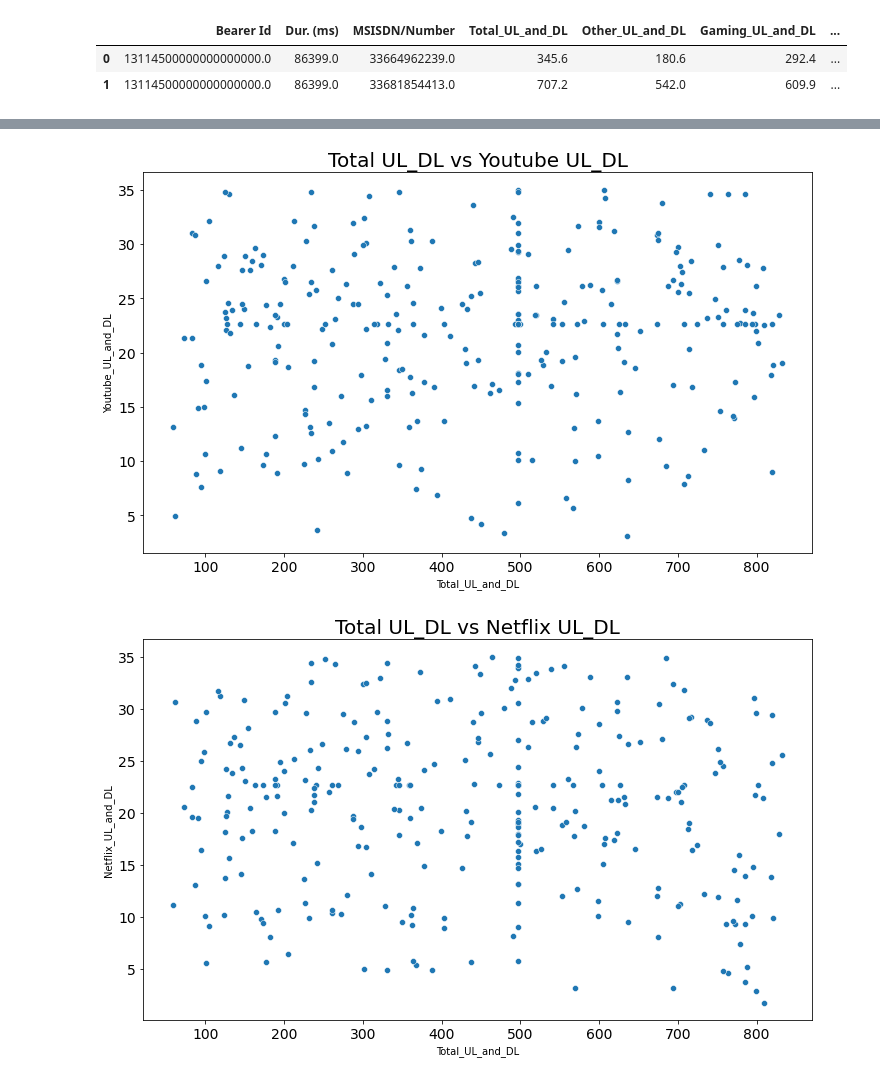
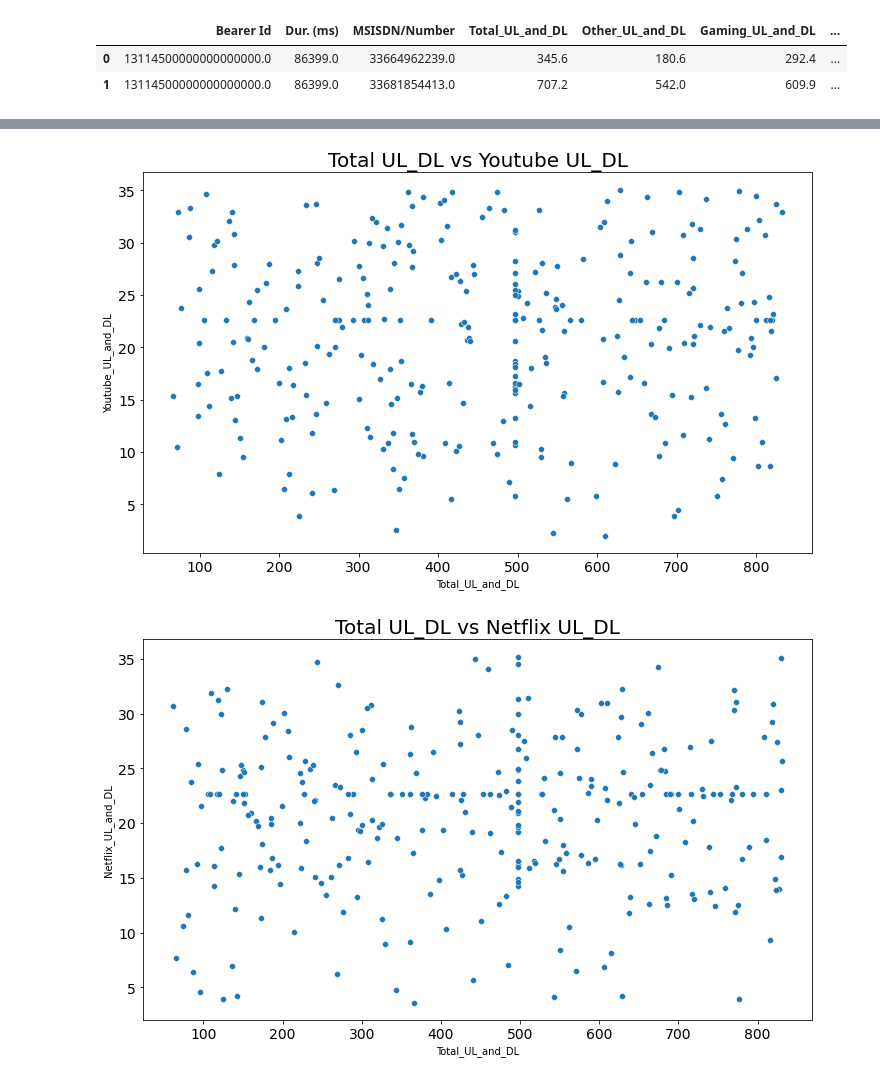
Before and after one commit to Micky373/Telecom_user_analytics, a Jupyter notebook: notebooks/user_overview_analysis.ipynb, the cells around one changed output, grey strips where cells are left out. Saved outputs shown, nothing was run; the diff lists cells and outputs as text; code cells hidden in the pictures.

```diff
--- a/notebooks/user_overview_analysis.ipynb
+++ b/notebooks/user_overview_analysis.ipynb
@@ -664,15 +664,15 @@ plot_scatter(user_overview_data.head(300), x_col="Total_UL_and_DL", y_col="Email
 # %%
 # Plotting a multivariate graph of Youtube vs total
 
-plot_scatter(user_overview_data.head(300), x_col="Total_UL_and_DL", y_col="Youtube_UL_and_DL", title="Total UL_DL vs Youtube UL_DL")
+plot_scatter(user_overview_data.sample(300), x_col="Total_UL_and_DL", y_col="Youtube_UL_and_DL", title="Total UL_DL vs Youtube UL_DL")
 # %% [output]
-[figure, old version]
+[figure, new version]
 # %%
 # Plotting a multivariate graph of Netflix vs total
 
-plot_scatter(user_overview_data.head(300), x_col="Total_UL_and_DL", y_col="Netflix_UL_and_DL", title="Total UL_DL vs Netflix UL_DL")
+plot_scatter(user_overview_data.sample(300), x_col="Total_UL_and_DL", y_col="Netflix_UL_and_DL", title="Total UL_DL vs Netflix UL_DL")
 # %% [output]
-[figure, old version]
+[figure, new version]
 # %%
 # Plotting a multivariate graph of Gaming vs total
 
```
Also changed, not shown: parts of 5 cells of this notebook.
